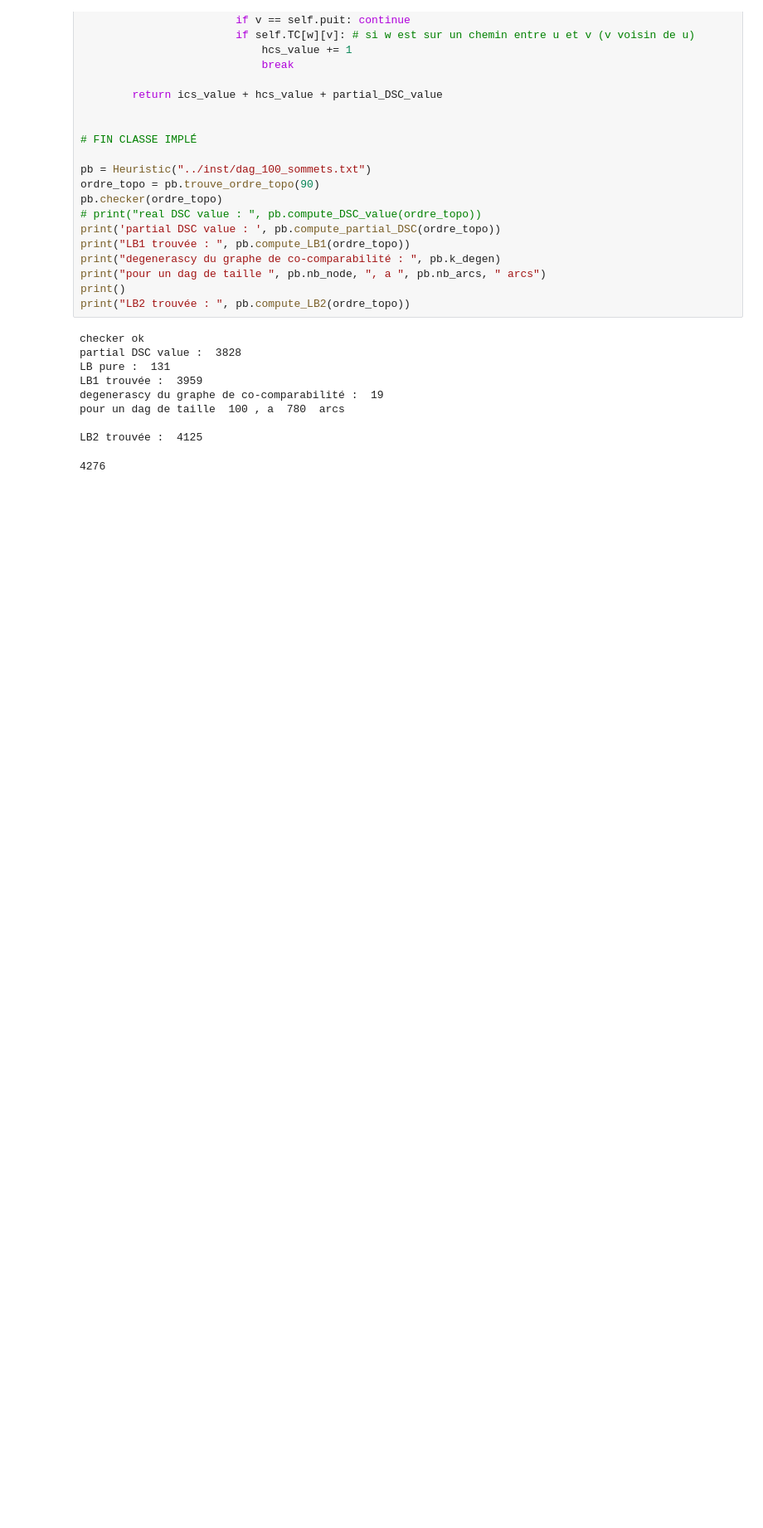
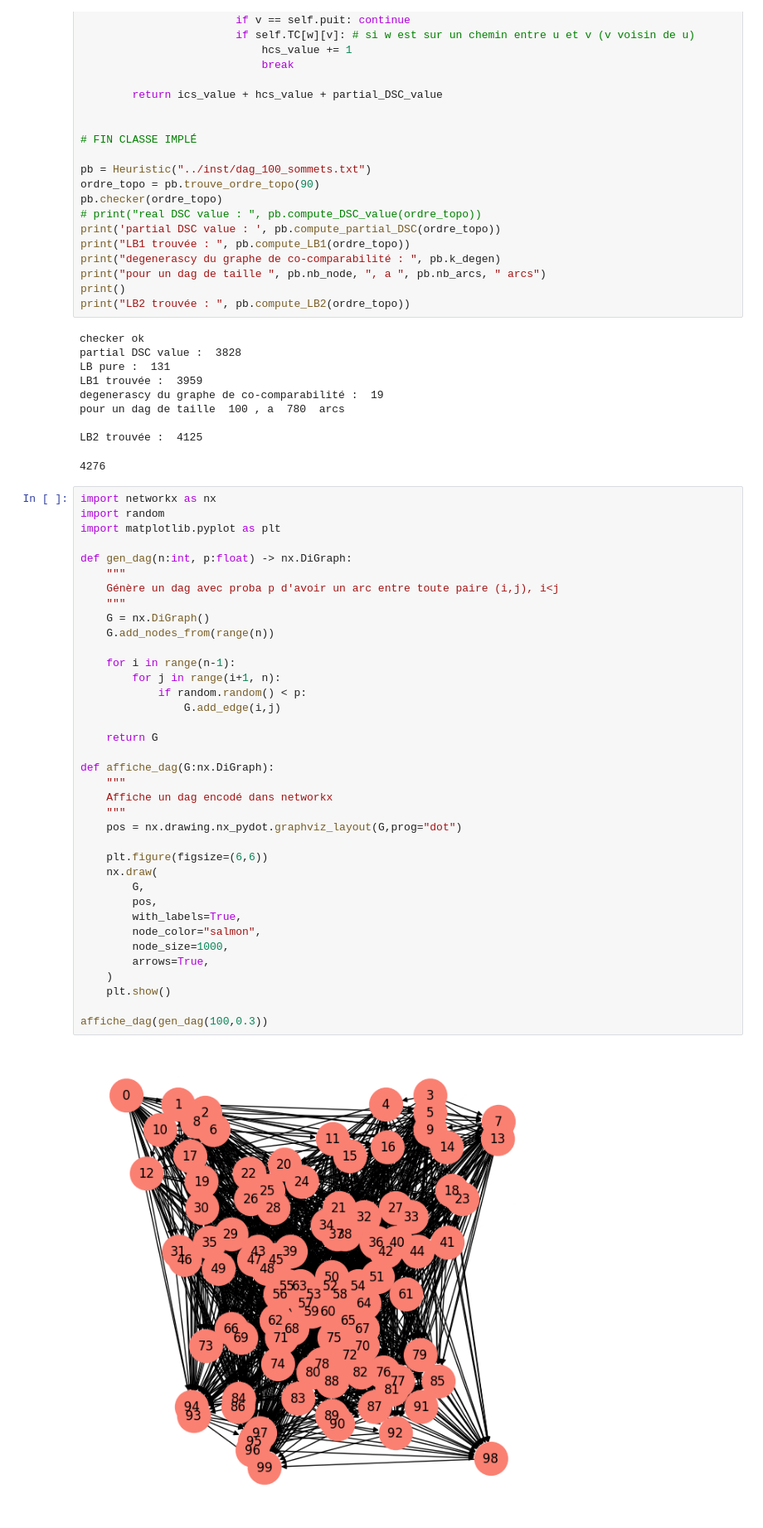
Before and after one commit to Matiiii75/LIP6, a Jupyter notebook: src/test_hrstc.ipynb, the cells around one changed output. Shown at 83% size. Cells and saved outputs as stored; diff of their text form; blank space fills up the shorter version.

```diff
--- a/src/test_hrstc.ipynb
+++ b/src/test_hrstc.ipynb
@@ -376,3 +376,42 @@ pour un dag de taille  100 , a  780  arcs
 
 LB2 trouvée :  4125
 4276
+# %%
+import networkx as nx
+import random
+import matplotlib.pyplot as plt
+
+def gen_dag(n:int, p:float) -> nx.DiGraph:
+    """
+    Génère un dag avec proba p d'avoir un arc entre toute paire (i,j), i<j
+    """
+    G = nx.DiGraph()
+    G.add_nodes_from(range(n))
+
+    for i in range(n-1):
+        for j in range(i+1, n):
+            if random.random() < p:
+                G.add_edge(i,j)
+
+    return G
+
+def affiche_dag(G:nx.DiGraph):
+    """
+    Affiche un dag encodé dans networkx
+    """
+    pos = nx.drawing.nx_pydot.graphviz_layout(G,prog="dot")
+
+    plt.figure(figsize=(6,6))
+    nx.draw(
+        G,
+        pos,
+        with_labels=True,
+        node_color="salmon",
+        node_size=1000,
+        arrows=True,
+    )
+    plt.show()
+
+affiche_dag(gen_dag(100,0.3))
+# %% [output]
+[figure, added]
```
Also changed, not shown: 11 other files.
